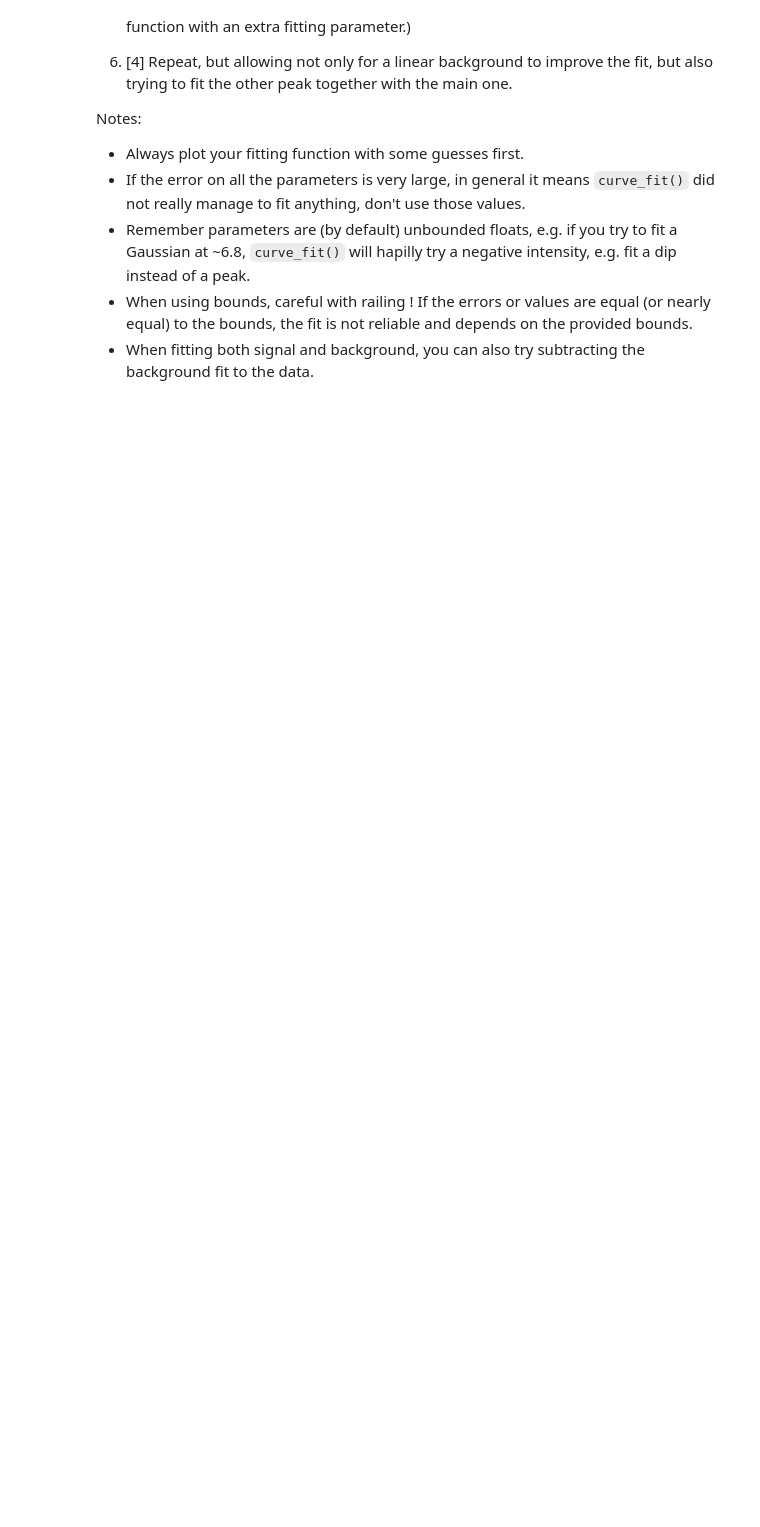
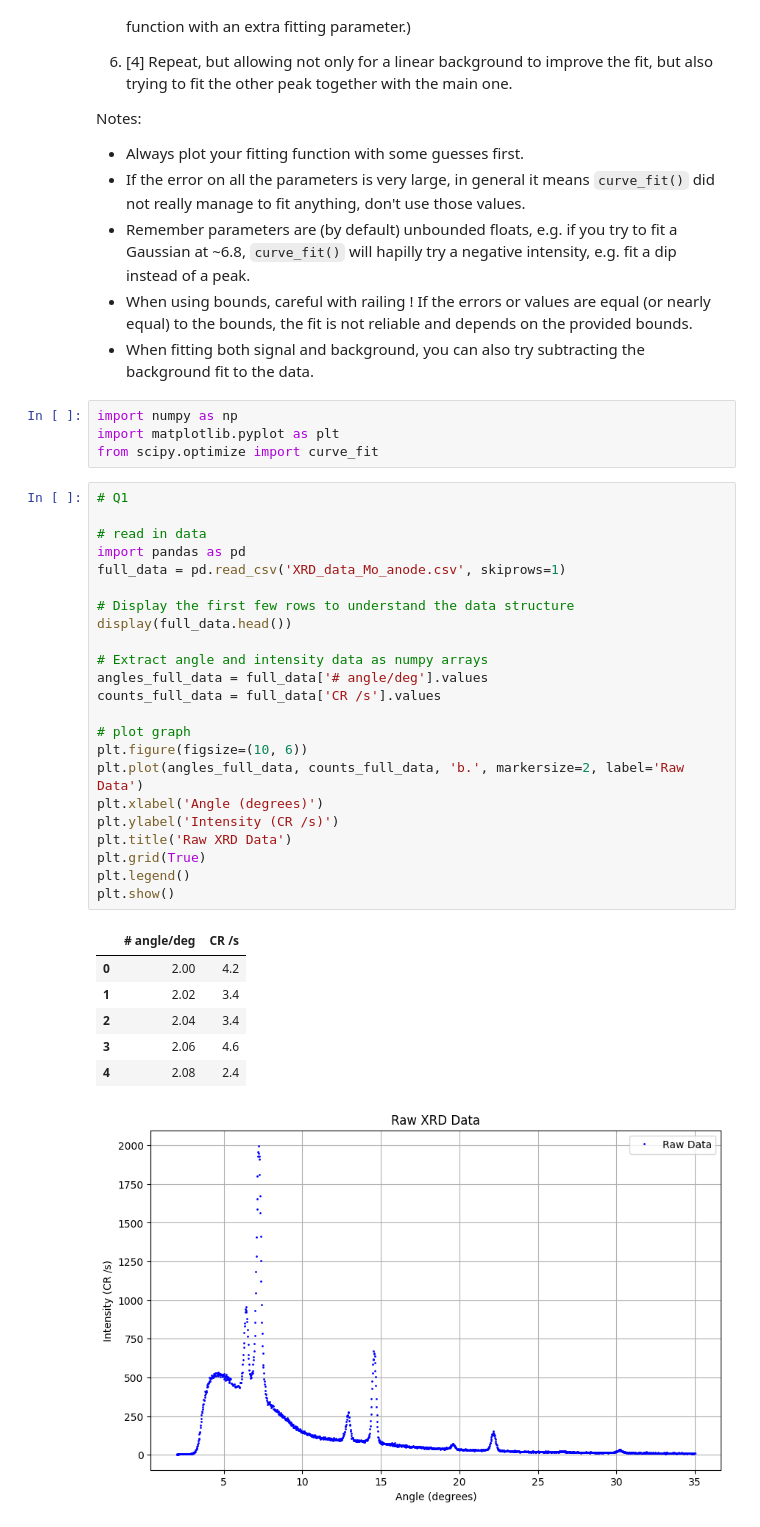
Before and after one commit to PX2145-2025/week-4-b-Morgan-Howard-Reuben, a Jupyter notebook: Curvefit.ipynb, the cells around one changed output. Drawn from its saved outputs; the diff is of its cells as text; blank space fills up the shorter version.

```diff
--- a/Curvefit.ipynb
+++ b/Curvefit.ipynb
@@ -330,3 +328,38 @@ Notes:
   - Remember parameters are (by default) unbounded floats, e.g. if you try to fit a Gaussian at ~6.8, `curve_fit()` will hapilly try a negative intensity, e.g. fit a dip instead of a peak.
   - When using bounds, careful with railing ! If the errors or values are equal (or nearly equal) to the bounds, the fit is not reliable and depends on the provided bounds.
   - When fitting both signal and background, you can also try subtracting the background fit to the data.
+# %%
+import numpy as np
+import matplotlib.pyplot as plt
+from scipy.optimize import curve_fit
+# %%
+# Q1
+
+# read in data
+import pandas as pd
+full_data = pd.read_csv('XRD_data_Mo_anode.csv', skiprows=1)
+
+# Display the first few rows to understand the data structure
+display(full_data.head())
+
+# Extract angle and intensity data as numpy arrays
+angles_full_data = full_data['# angle/deg'].values
+counts_full_data = full_data['CR /s'].values
+
+# plot graph
+plt.figure(figsize=(10, 6))
+plt.plot(angles_full_data, counts_full_data, 'b.', markersize=2, label='Raw Data')
+plt.xlabel('Angle (degrees)')
+plt.ylabel('Intensity (CR /s)')
+plt.title('Raw XRD Data')
+plt.grid(True)
+plt.legend()
+plt.show()
+# %% [output]
+|  | # angle/deg | CR /s |
+| 0 | 2.00 | 4.2 |
+| 1 | 2.02 | 3.4 |
+| 2 | 2.04 | 3.4 |
+| 3 | 2.06 | 4.6 |
+| 4 | 2.08 | 2.4 |
+[figure, added]
```
Also changed, not shown: parts of 4 cells of this notebook.
